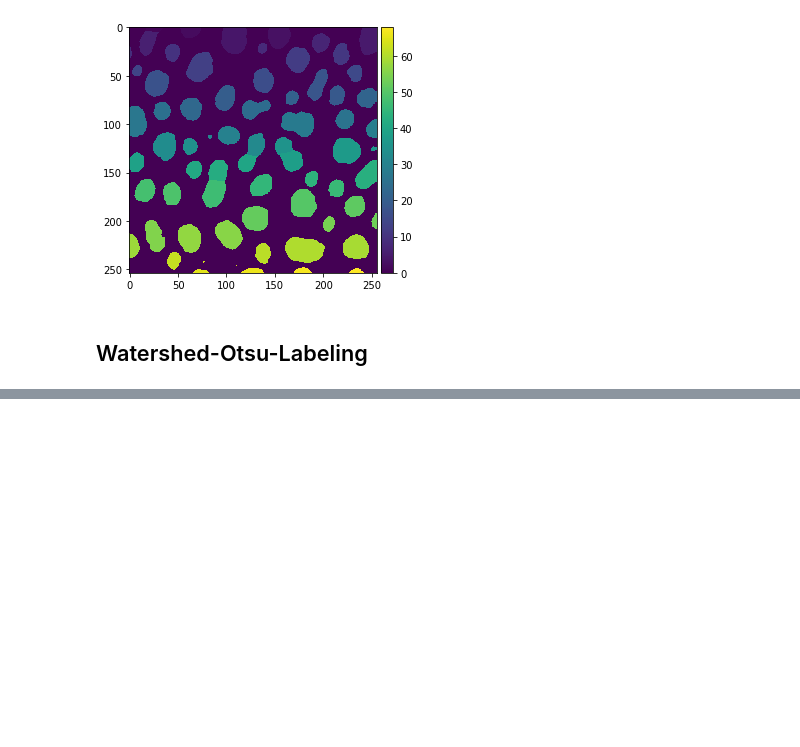
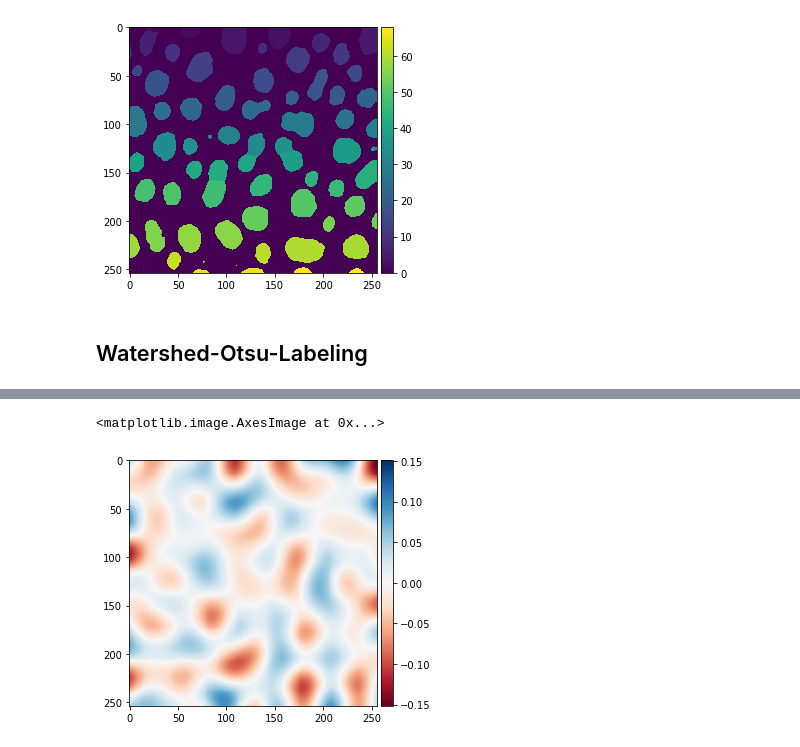
Before and after one commit to haesleinhuepf/napari-simpleitk-image-processing, a Jupyter notebook: docs/demo.ipynb, the cells around one changed output, grey strips where cells are left out. Drawn from its saved outputs; the diff is of its cells as text; code cells hidden in the pictures; blank space fills up the shorter version.

```diff
--- a/docs/demo.ipynb
+++ b/docs/demo.ipynb
@@ -79,0 +97,4 @@ Computing result took 0.09000921249389648
+# %%
+from napari_simpleitk_image_processing import laplacian_of_gaussian_filter
+imshow(laplacian_of_gaussian_filter(blobs, sigma=20))
+# %% [output]
@@ -79,0 +102,2 @@ Computing result took 0.09000921249389648
+<matplotlib.image.AxesImage at 0x...>
+[figure, added]
```
Also changed, not shown: parts of 32 cells of this notebook, 6 other files.
